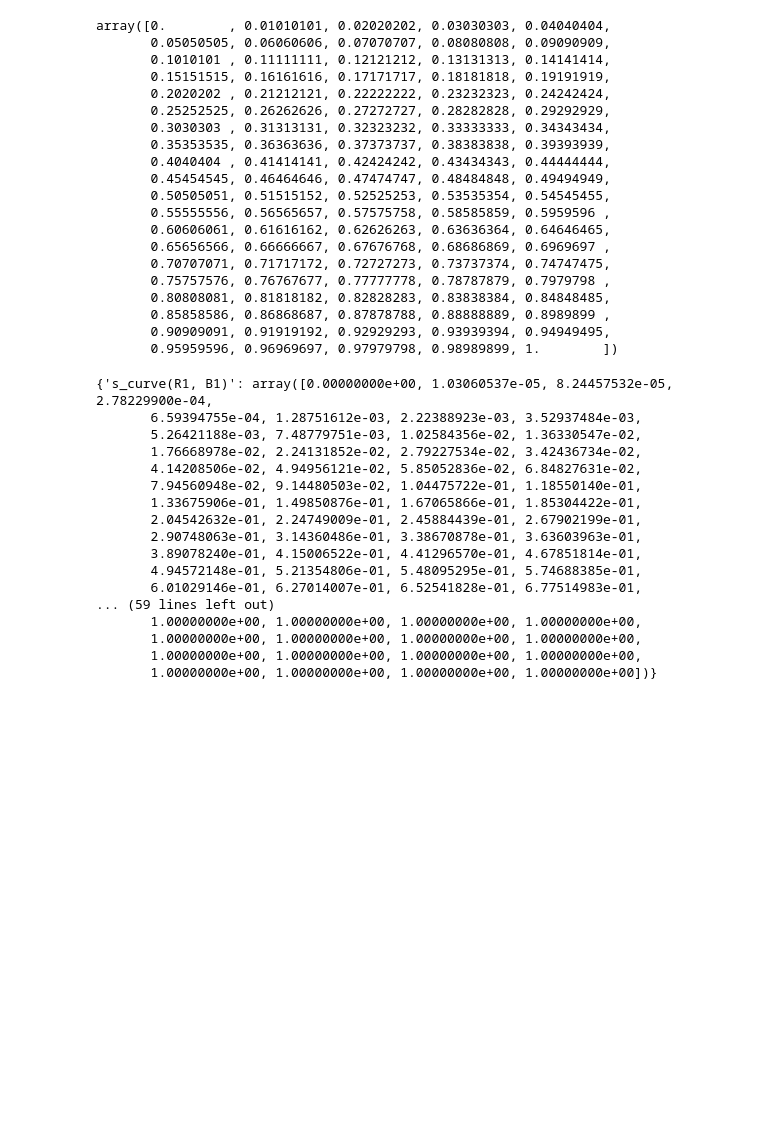
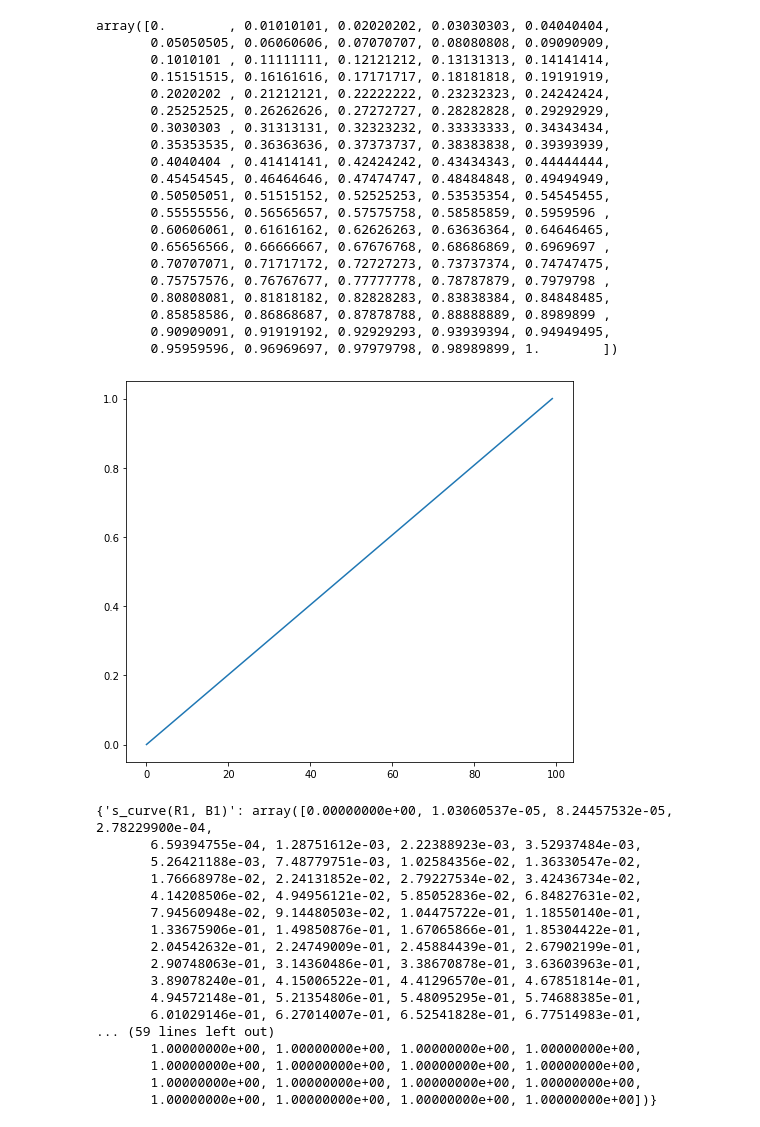
Before and after one commit to Beingmani/MBD-Assignment, a Jupyter notebook: Assign2/Ex1/ex1.ipynb, the cells around one changed output. Saved outputs shown, nothing was run; the diff lists cells and outputs as text; code cells hidden in the pictures; blank space fills up the shorter version.

```diff
--- a/Assign2/Ex1/ex1.ipynb
+++ b/Assign2/Ex1/ex1.ipynb
@@ -40,6 +40,11 @@ array([0.        , 0.01010101, 0.02020202, 0.03030303, 0.04040404,
        0.85858586, 0.86868687, 0.87878788, 0.88888889, 0.8989899 ,
        0.90909091, 0.91919192, 0.92929293, 0.93939394, 0.94949495,
        0.95959596, 0.96969697, 0.97979798, 0.98989899, 1.        ])
+# %%
+plt.plot(s)
+plt.show()
+# %% [output]
+[figure, added]
 # %%
 R1 = 3
 B1 = 10
```
Also changed, not shown: parts of 1 cell of this notebook, 13 other files.
